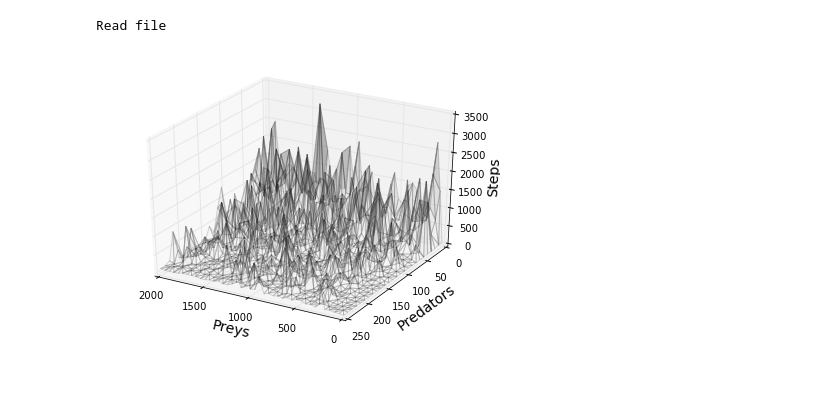
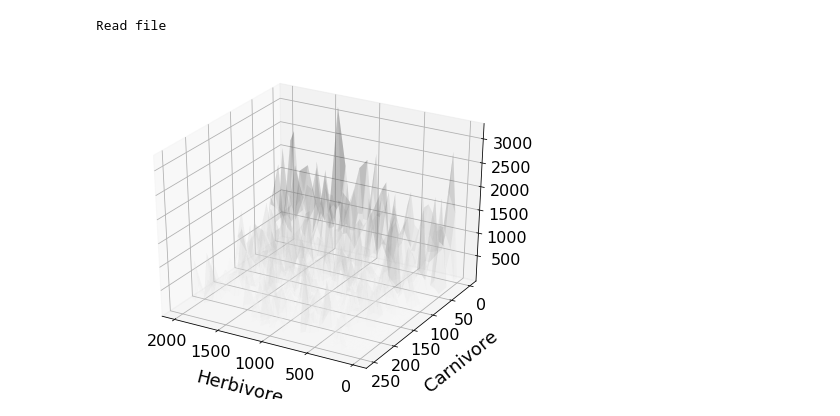
Before and after one commit to Zhuikov/predator-prey, a Jupyter notebook: notebooks/Experiment_4_2.ipynb, the cells around one changed output. Drawn from its saved outputs; the diff is of its cells as text; code cells hidden in the pictures; blank space fills up the shorter version.

```diff
--- a/notebooks/Experiment_4_2.ipynb
+++ b/notebooks/Experiment_4_2.ipynb
@@ -84,21 +84,24 @@ for i in range(0,len(data)):
 # %%
 from matplotlib import pyplot as plt
 from matplotlib import cm
 from mpl_toolkits.mplot3d import Axes3D
 %matplotlib inline
 
 fig = plt.figure()
-fig.set_size_inches(7, 5)
+fig.set_size_inches(7.5, 6)
 ax = fig.gca(projection='3d')
 ax.plot_trisurf(pltdata[0], pltdata[1], pltdata[2], alpha=0.15, cmap=cm.Greys)
-ax.set_xlabel('Preys', fontsize=14)
-ax.set_ylabel('Predators', fontsize=14)
-ax.set_zlabel('Steps', fontsize=14)
+ax.set_xlabel('Herbivore', fontsize=18, labelpad=15)
+ax.set_ylabel('Carnivore', fontsize=18, labelpad=15)
+ax.set_zlabel('Steps', fontsize=18, labelpad=20)
 ax.invert_yaxis()
 ax.invert_xaxis()
+ax.tick_params(labelsize=16)
+ax.tick_params('z', pad=10)
+plt.savefig("fig42.png")
 plt.show()
 # %% [output]
-[figure, old version]
+[figure, new version]
 # %%
 matrix = []
 for a in range(0, len(preys)):
```
Also changed, not shown: parts of 1 cell of this notebook, 2 other files.
